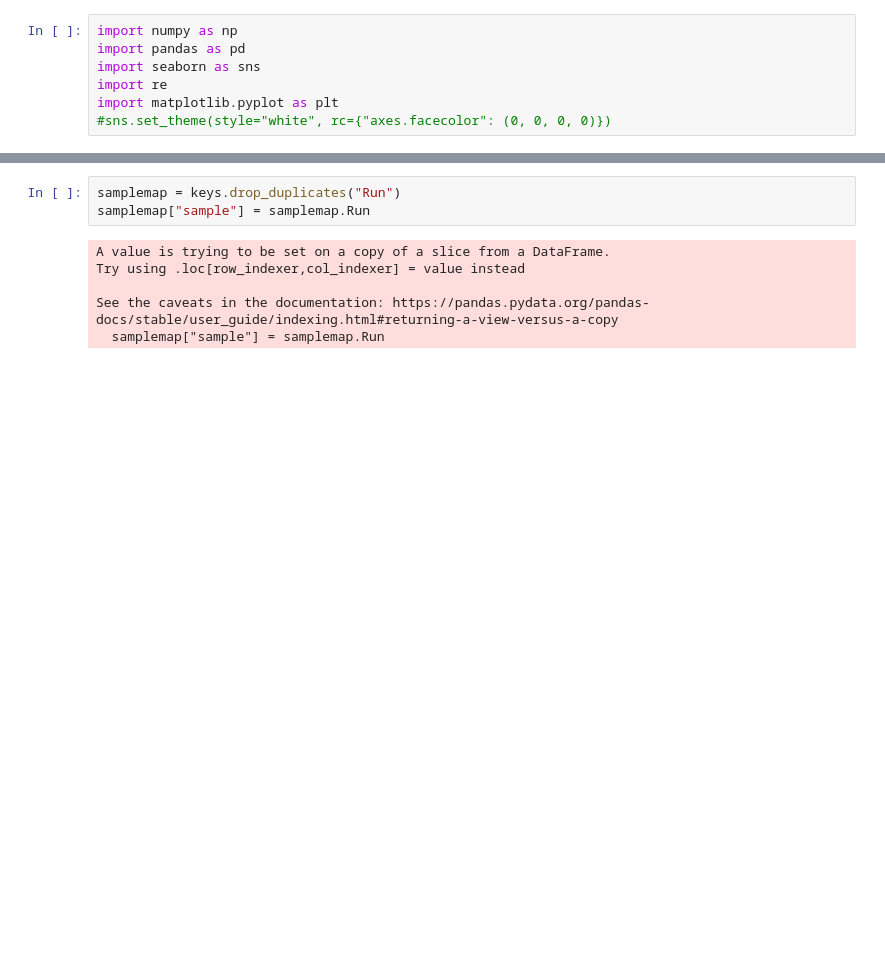
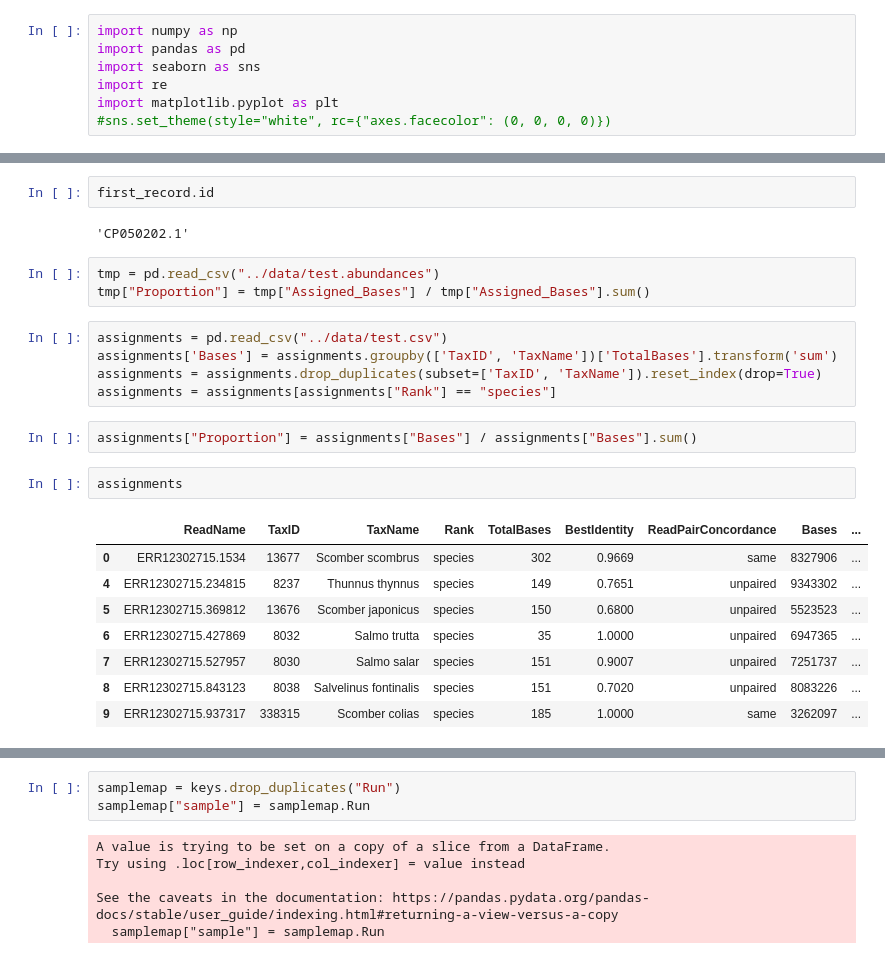
Before and after one commit to mistergroot/cladeaid, a Jupyter notebook: jupyter_notebooks/CladeAid.ipynb, the cells around one changed output, grey strips where cells are left out. Drawn from its saved outputs; the diff is of its cells as text; blank space fills up the shorter version.

```diff
--- a/jupyter_notebooks/CladeAid.ipynb
+++ b/jupyter_notebooks/CladeAid.ipynb
@@ -39,0 +628,25 @@ test = pd.read_csv("./MixE.csv")
+# %%
+first_record.id
+# %% [output]
+'CP050202.1'
+# %%
+tmp = pd.read_csv("../data/test.abundances")
+tmp["Proportion"] = tmp["Assigned_Bases"] / tmp["Assigned_Bases"].sum()
+# %%
+assignments = pd.read_csv("../data/test.csv")
+assignments['Bases'] = assignments.groupby(['TaxID', 'TaxName'])['TotalBases'].transform('sum')
+assignments = assignments.drop_duplicates(subset=['TaxID', 'TaxName']).reset_index(drop=True)
+assignments = assignments[assignments["Rank"] == "species"]
+# %%
+assignments["Proportion"] = assignments["Bases"] / assignments["Bases"].sum()
+# %%
+assignments
+# %% [output]
+|  | ReadName | TaxID | TaxName | Rank | TotalBases | BestIdentity | ReadPairConcordance | Bases | ... |
+| 0 | ERR12302715.1534 | 13677 | Scomber scombrus | species | 302 | 0.9669 | same | 8327906 | ... |
+| 4 | ERR12302715.234815 | 8237 | Thunnus thynnus | species | 149 | 0.7651 | unpaired | 9343302 | ... |
+| 5 | ERR12302715.369812 | 13676 | Scomber japonicus | species | 150 | 0.6800 | unpaired | 5523523 | ... |
+| 6 | ERR12302715.427869 | 8032 | Salmo trutta | species | 35 | 1.0000 | unpaired | 6947365 | ... |
+| 7 | ERR12302715.527957 | 8030 | Salmo salar | species | 151 | 0.9007 | unpaired | 7251737 | ... |
+| 8 | ERR12302715.843123 | 8038 | Salvelinus fontinalis | species | 151 | 0.7020 | unpaired | 8083226 | ... |
+| 9 | ERR12302715.937317 | 338315 | Scomber colias | species | 185 | 1.0000 | same | 3262097 | ... |
```
Also changed, not shown: parts of 87 cells of this notebook.
